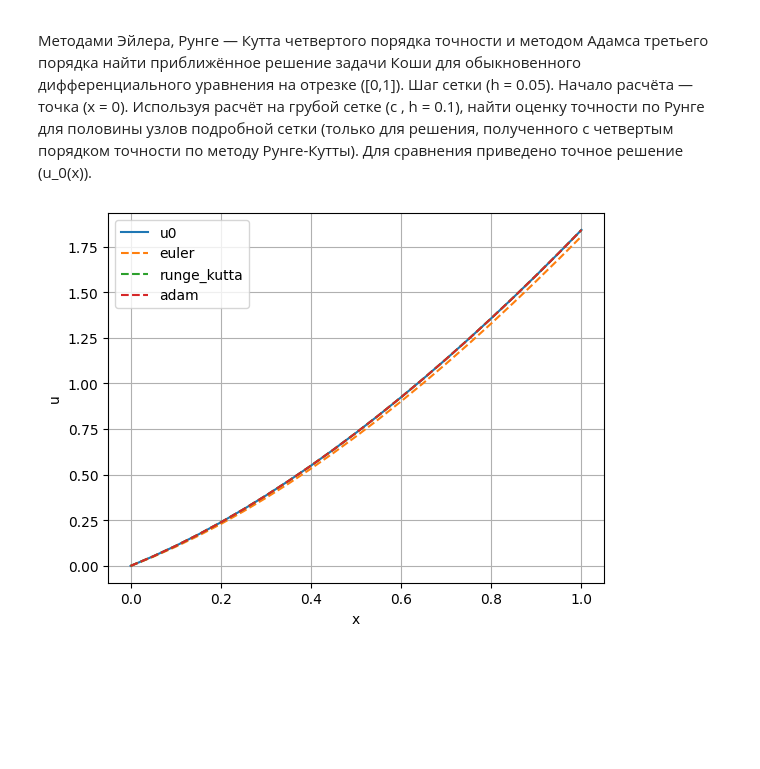
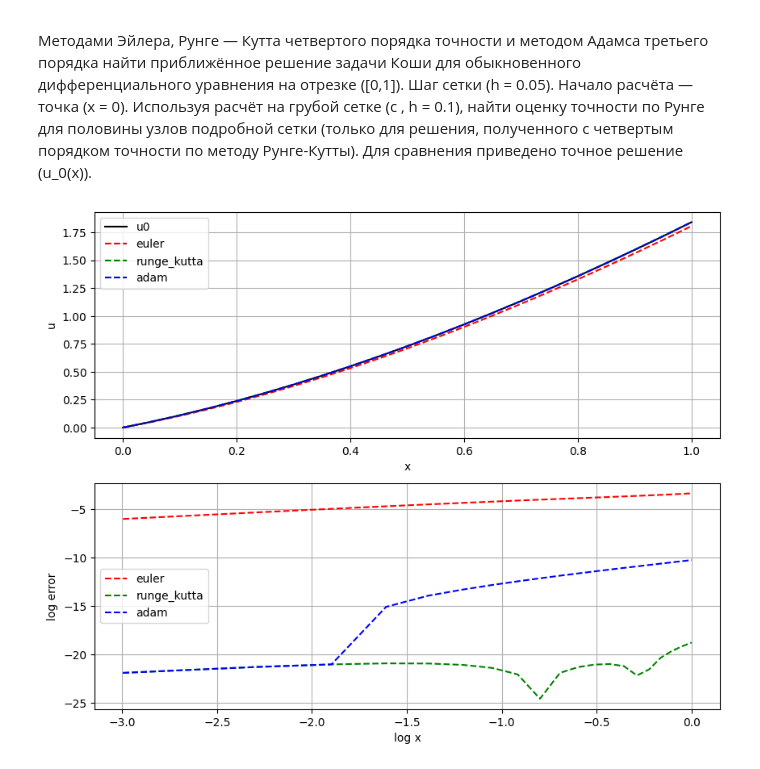
Before and after one commit to AndreDon0/Numerical_methods, a Jupyter notebook: labs/5.ipynb, the cells around one changed output. Drawn from its saved outputs; the diff is of its cells as text; code cells hidden in the pictures; blank space fills up the shorter version.

```diff
--- a/labs/5.ipynb
+++ b/labs/5.ipynb
@@ -8,6 +9,6 @@ import matplotlib.pyplot as plt
 # %%
 a, b = 0, 1
-x0 = 0
+x0 = a
 Y0 = np.array([0, 1])
 
 def F(x, Y):
@@ -50,11 +51,21 @@ def runge_kutta_4(F, x0, Y0, bounds, h=1e-2):
 
 def adam_3(F, x0, Y0, bounds, h=1e-2):
     n = int((bounds[1] - bounds[0])/h)
-    start_bounds = [x0, x0 + 3*h]
-    x, Y = runge_kutta_4(F, x0, Y0, start_bounds, h=h)
-    x, Y = x.tolist(), Y.tolist()
+    Y = [Y0]
+    x = [x0]
 
-    for i in range(3, n):
+    for _ in range(3):
+        k1 = h*F(x0, Y0)
+        k2 = h*F(x0 + h/2, Y0 + k1/2)
+        k3 = h*F(x0 + h/2, Y0 + k2/2)
+        k4 = h*F(x0 + h, Y0 + k3)
+        Y0 = Y0 + (k1 + 2*k2 + 2*k3 + k4)/6
+        x0 = x0 + h
+
+        Y.append(Y0)
+        x.append(x0)
+
+    for _ in range(3, n):
         fn = F(x[-1], Y[-1])
         fn1 = F(x[-2], Y[-2])
         fn2 = F(x[-3], Y[-3])
@@ -71,16 +82,29 @@ euler_grid, euler_res = euler(F, x0, Y0, [a, b], h=h)
 runge_kutta_grid, runge_kutta_res = runge_kutta_4(F, x0, Y0, [a, b], h=h)
 adam_grid, adam_res = adam_3(F, x0, Y0, [a, b], h=h)
 # %%
-plt.plot(grid, u0(grid), label='u0')
-plt.plot(euler_grid, euler_res[:, 0], label='euler', linestyle='--')
-plt.plot(runge_kutta_grid, runge_kutta_res[:, 0], label='runge_kutta', linestyle='--')
-plt.plot(adam_grid, adam_res[:, 0], label='adam', linestyle='--')
+plt.figure(figsize=(10, 8))
+
+plt.subplot(2, 1, 1)
+plt.plot(grid, u0(grid), label='u0', c='black')
+plt.plot(euler_grid, euler_res[:, 0], label='euler', linestyle='--', c='r')
+plt.plot(runge_kutta_grid, runge_kutta_res[:, 0], label='runge_kutta', linestyle='--', c='g')
+plt.plot(adam_grid, adam_res[:, 0], label='adam', linestyle='--', c='b')
 
 plt.xlabel('x')
 plt.ylabel('u')
 plt.grid(True)
 plt.legend()
 
+plt.subplot(2, 1, 2)
+plt.plot(np.log(euler_grid[1:] + 1e-16), np.log(abs(u0(grid)[1:] - euler_res[1:, 0]) + 1e-16), label='euler', linestyle='--', c='r')
+plt.plot(np.log(runge_kutta_grid[1:] + 1e-16), np.log(abs(u0(grid)[1:] - runge_kutta_res[1:, 0]) + 1e-16), label='runge_kutta', linestyle='--', c='g')
+plt.plot(np.log(adam_grid[1:] + 1e-16), np.log(abs(u0(grid)[1:] - adam_res[1:, 0]) + 1e-16), label='adam', linestyle='--', c='b')
+
+plt.xlabel('log x')
+plt.ylabel('log error')
+plt.grid(True)
+plt.legend()
+
 plt.show()
 # %% [output]
-[figure, old version]
+[figure, new version]
```
Also changed, not shown: parts of 5 cells of this notebook.
